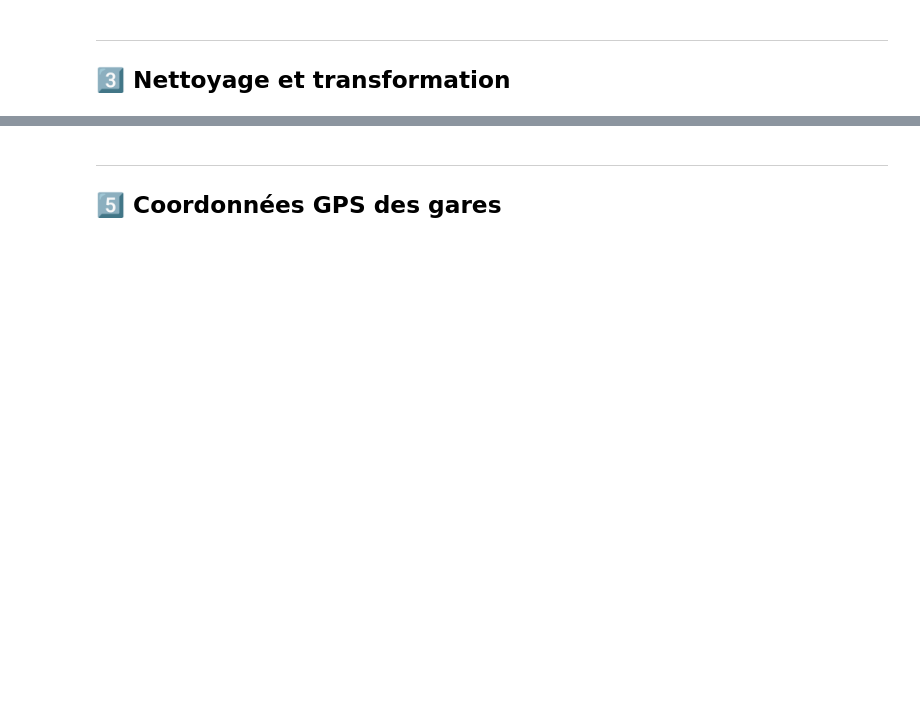
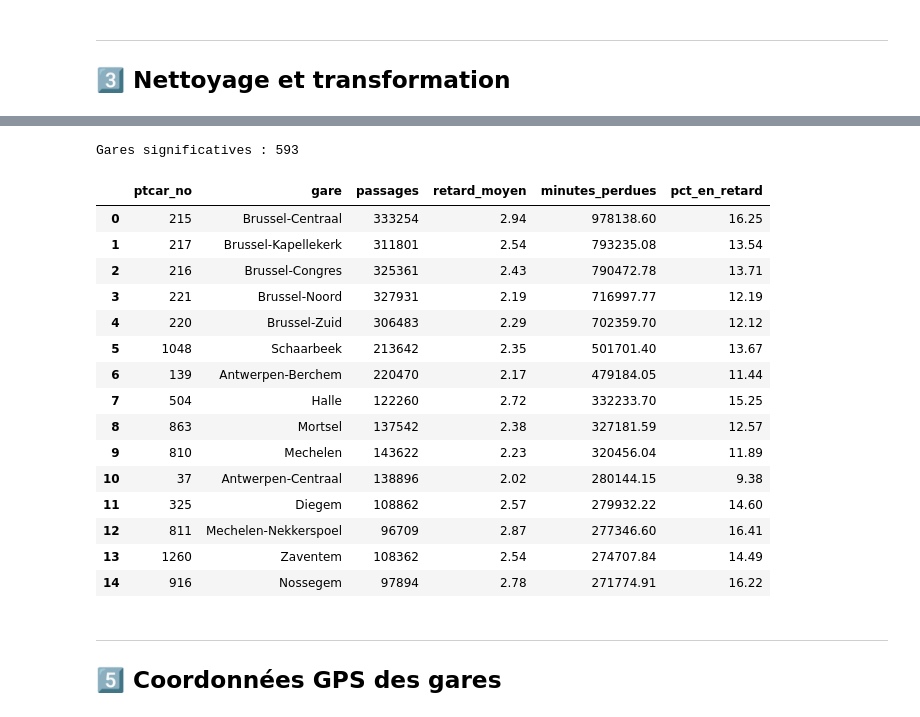
Before and after one commit to Proftg/blackspots-infrabel, a Jupyter notebook: blackspots_infrabel.ipynb, the cells around one changed output, grey strips where cells are left out. Cells and saved outputs as stored; diff of their text form; code cells hidden in the pictures; blank space fills up the shorter version.

```diff
--- a/blackspots_infrabel.ipynb
+++ b/blackspots_infrabel.ipynb
@@ -313,3 +527,28 @@ else:
+# %%
+# Garder uniquement les points avec assez de passages (vraies gares)
+blackspots = blackspots[blackspots['passages'] >= 5000].copy()
+blackspots = blackspots.sort_values('minutes_perdues', ascending=False).reset_index(drop=True)
+
+print(f'Gares significatives : {len(blackspots)}')
+display(blackspots.head(15))
+# %% [output]
+Gares significatives : 593
+|  | ptcar_no | gare | passages | retard_moyen | minutes_perdues | pct_en_retard |
+| 0 | 215 | Brussel-Centraal | 333254 | 2.94 | 978138.60 | 16.25 |
+| 1 | 217 | Brussel-Kapellekerk | 311801 | 2.54 | 793235.08 | 13.54 |
+| 2 | 216 | Brussel-Congres | 325361 | 2.43 | 790472.78 | 13.71 |
+| 3 | 221 | Brussel-Noord | 327931 | 2.19 | 716997.77 | 12.19 |
+| 4 | 220 | Brussel-Zuid | 306483 | 2.29 | 702359.70 | 12.12 |
+| 5 | 1048 | Schaarbeek | 213642 | 2.35 | 501701.40 | 13.67 |
+| 6 | 139 | Antwerpen-Berchem | 220470 | 2.17 | 479184.05 | 11.44 |
+| 7 | 504 | Halle | 122260 | 2.72 | 332233.70 | 15.25 |
+| 8 | 863 | Mortsel | 137542 | 2.38 | 327181.59 | 12.57 |
+| 9 | 810 | Mechelen | 143622 | 2.23 | 320456.04 | 11.89 |
+| 10 | 37 | Antwerpen-Centraal | 138896 | 2.02 | 280144.15 | 9.38 |
+| 11 | 325 | Diegem | 108862 | 2.57 | 279932.22 | 14.60 |
+| 12 | 811 | Mechelen-Nekkerspoel | 96709 | 2.87 | 277346.60 | 16.41 |
+| 13 | 1260 | Zaventem | 108362 | 2.54 | 274707.84 | 14.49 |
+| 14 | 916 | Nossegem | 97894 | 2.78 | 271774.91 | 16.22 |
 # %% [markdown]
 ---
 ## 5️⃣ Coordonnées GPS des gares
```
Also changed, not shown: parts of 41 cells of this notebook.
